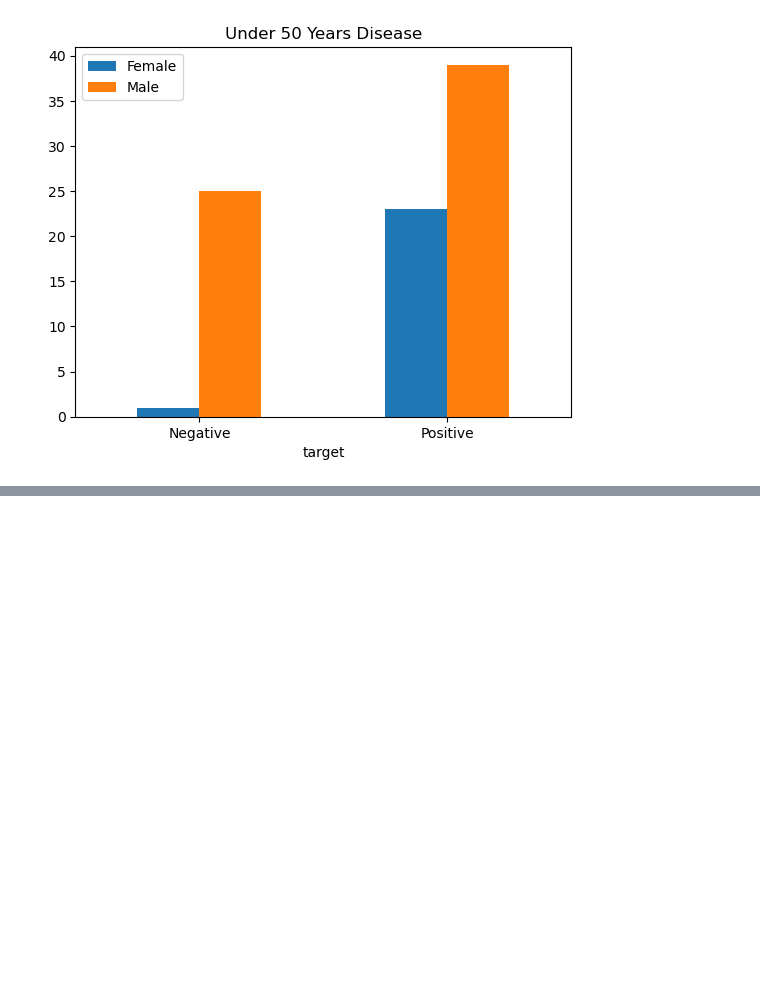
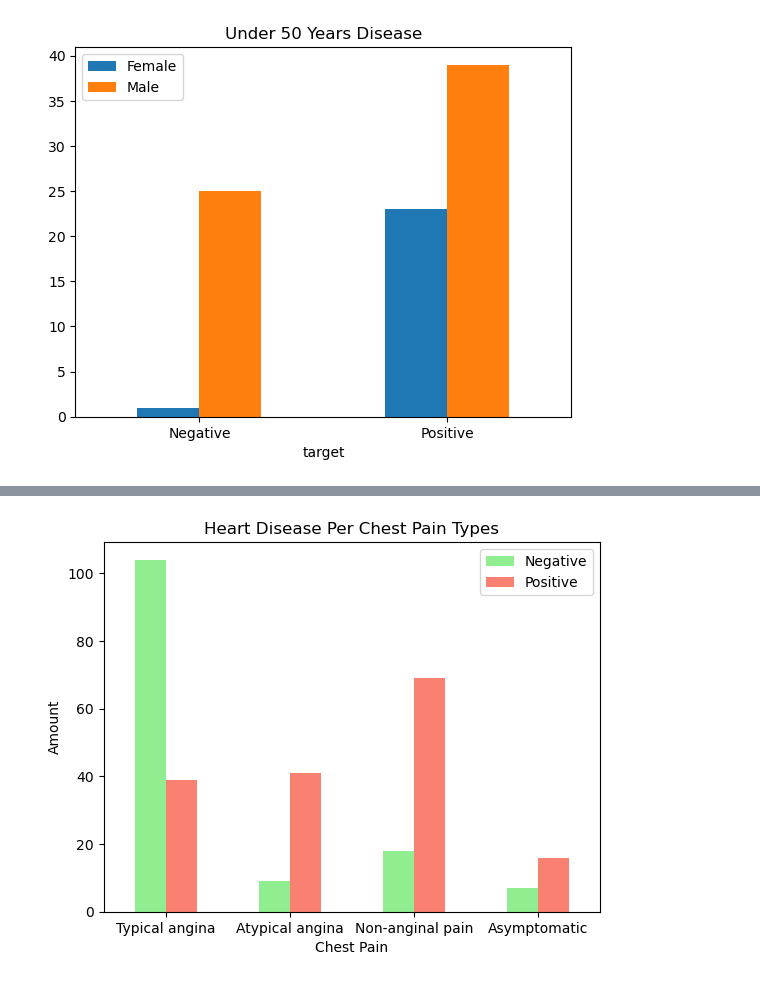
Before and after one commit to Hamid-Ba/heart-disease-project, a Jupyter notebook: Heart Disease Project.ipynb, the cells around one changed output, grey strips where cells are left out. Saved outputs shown, nothing was run; the diff lists cells and outputs as text; code cells hidden in the pictures; blank space fills up the shorter version.

Commit message:
describe heart disease via chest pain type

```diff
--- a/Heart Disease Project.ipynb
+++ b/Heart Disease Project.ipynb
@@ -184,0 +178,9 @@ From Above Correlation Matrix , We Can Figure Out that `Target` is Vert Dependen
+# %%
+pd.crosstab(df['cp'],df['target']).plot(kind='bar',color=['lightgreen','salmon'])
+plt.title("Heart Disease Per Chest Pain Types")
+plt.xlabel("Chest Pain")
+plt.ylabel("Amount")
+plt.legend(['Negative','Positive'])
+plt.xticks([0,1,2,3],['Typical angina','Atypical angina','Non-anginal pain','Asymptomatic'],rotation=0);
+# %% [output]
+[figure, added]
```
Also changed, not shown: parts of 9 cells of this notebook.
